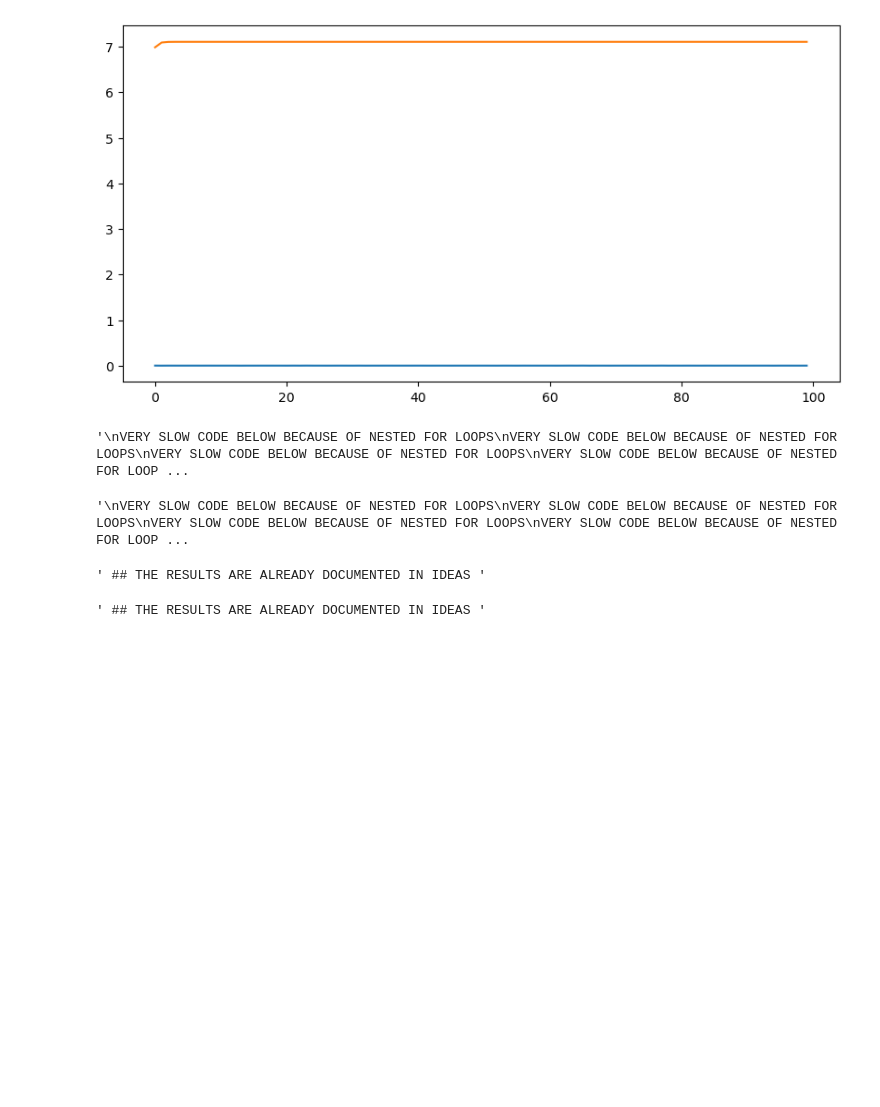
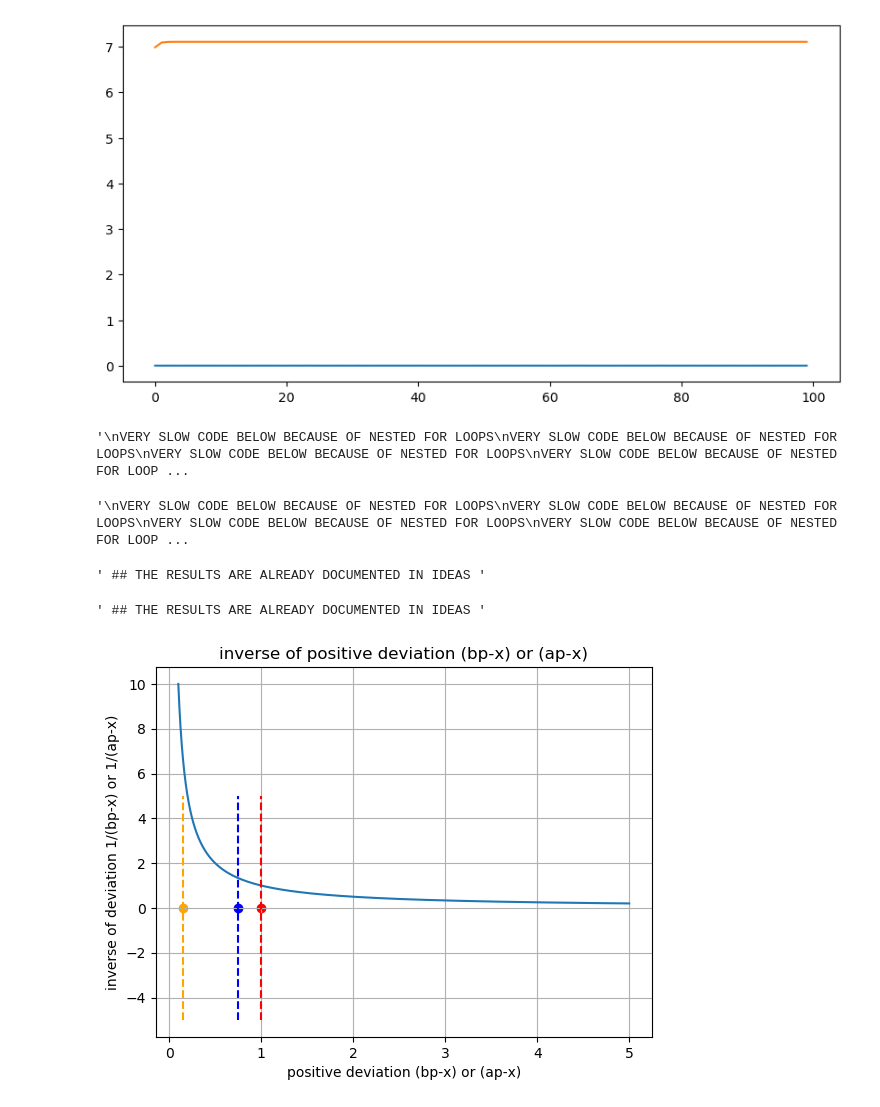
Before and after one commit to JosePeeterson/Optiver-Realized-Volatility-Prediction, a Jupyter notebook: src/Exploratory_Data_Analysis/features_eda_within_stocks_linux.ipynb, the cells around one changed output. Cells and saved outputs as stored; diff of their text form; code cells hidden in the pictures; blank space fills up the shorter version.

```diff
--- a/src/Exploratory_Data_Analysis/features_eda_within_stocks.ipynb
+++ b/src/Exploratory_Data_Analysis/features_eda_within_stocks_linux.ipynb
@@ -984,3 +1141,19 @@ VERY SLOW CODE BELOW BECAUSE OF NESTED FOR LOOPS
 # plt.show()
 # %% [output]
 ' ## THE RESULTS ARE ALREADY DOCUMENTED IN IDEAS '
+# %%
+plt.plot(np.arange(0.1,5,0.001),1/(np.arange(0.1,5,0.001)),)
+# plt.hlines(y=0,xmin=0,xmax=5,colors='r')
+plt.vlines(x=1,ymin=-5,ymax=5,linestyles='dashed',colors='r')
+plt.vlines(x=0.75,ymin=-5,ymax=5,linestyles='dashed',colors='b')
+plt.vlines(x=0.15,ymin=-5,ymax=5,linestyles='dashed',colors='orange')
+plt.xlabel('positive deviation (bp-x) or (ap-x)')
+plt.ylabel('inverse of deviation 1/(bp-x) or 1/(ap-x)')
+plt.title("inverse of positive deviation (bp-x) or (ap-x)")
+plt.scatter(1, np.log(1), color='red', marker='o', label='Marker')
+plt.scatter(0.75, np.log(1), color='blue', marker='o', label='Marker')
+plt.scatter(0.15, np.log(1), color='orange', marker='o', label='Marker')
+plt.grid()
+plt.show()
+# %% [output]
+[figure, added]
```
Also changed, not shown: parts of 17 cells of this notebook, 7 other files.
